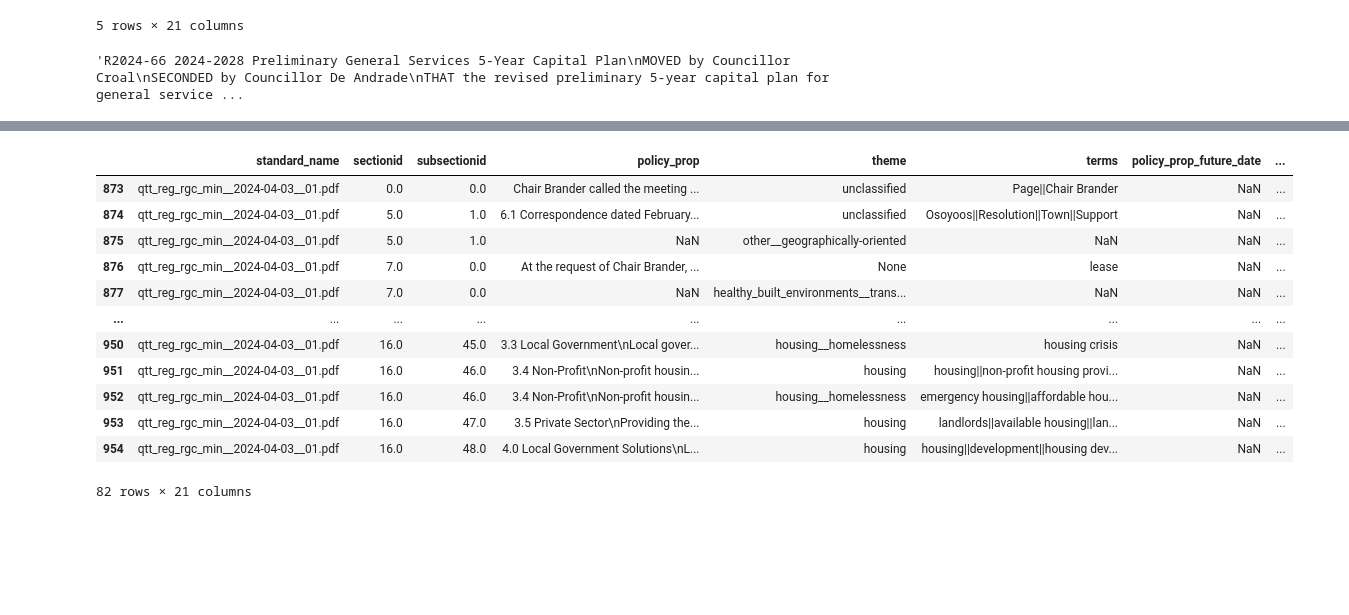
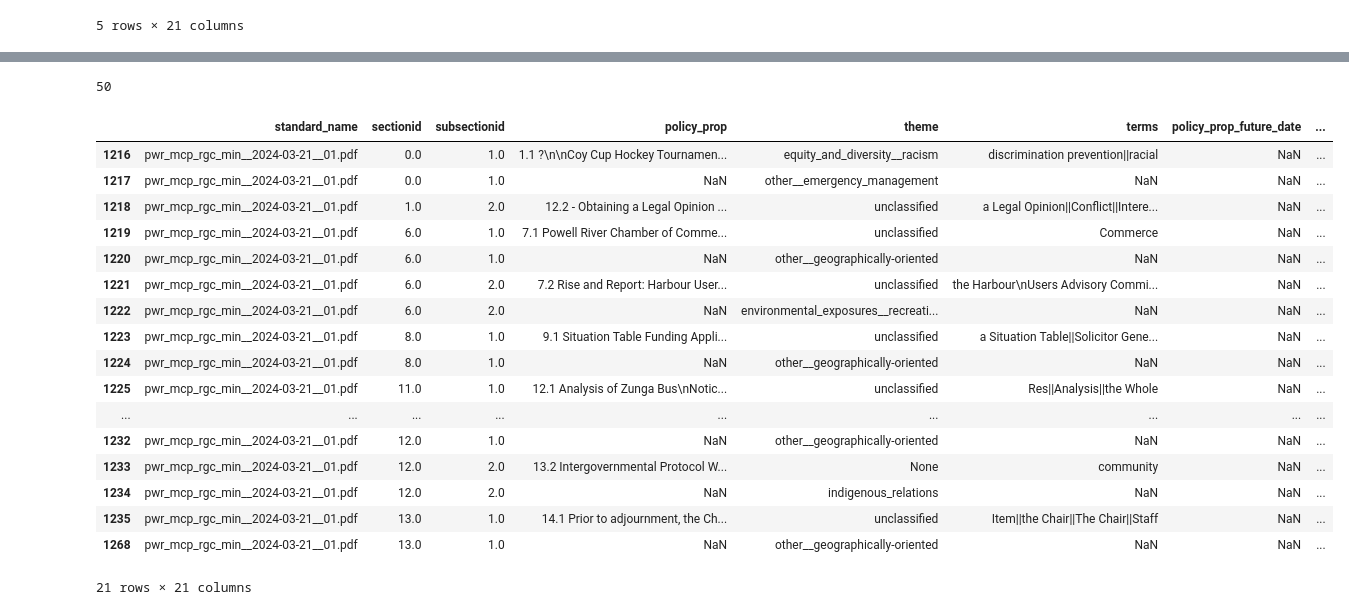
Before and after one commit to pagand/ragprop, a Jupyter notebook: validation.ipynb, the cells around one changed output, grey strips where cells are left out. Drawn from its saved outputs; the diff is of its cells as text; code cells hidden in the pictures; blank space fills up the shorter version.

```diff
--- a/validation.ipynb
+++ b/validation.ipynb
@@ -16,11 +16,6 @@ df.head()
 | 688 | van_mcp_rgc_min__2024-04-09__01.pdf | 4.0 | 1.0 | 1. 2024 Cultural Grants (Balance ... | housing | community | NaN | ... |
 | 689 | NaN | NaN | NaN | NaN | NaN | NaN | NaN | ... |
 5 rows × 21 columns
-# %%
-# read index 654 anc column policy_prop
-df.loc[654,'policy_prop']
-# %% [output]
-'R2024-66 2024-2028 Preliminary General Services 5-Year Capital Plan\nMOVED by Councillor Croal\nSECONDED by Councillor De Andrade\nTHAT the revised preliminary 5-year capital plan for general service ...
 # %%
 # for the theme values that are empty, replace them with theme_as_reviewed value in the same row
 df['theme'] = df['theme'].fillna(df['theme_as_reviewed'])
@@ -52,25 +47,36 @@ array(['unclassified',
        'equity_and_diversity', 'youth_children',
        'environmental_exposures', 'food', 'communicable_disease'],
       dtype=object)
+# %%
+len(all_themes)
+# %% [output]
+50
 # %%
 # let's filter out based on the specific meeting name
 metting_name = "qtt_reg_rgc_min__2024-04-03__01"
+metting_name = "pwr_mcp_rgc_min__2024-03-21__01"
+
 df0 = df[df['standard_name'] == metting_name+'.pdf']
 df0
 # %% [output]
 |  | standard_name | sectionid | subsectionid | policy_prop | theme | terms | policy_prop_future_date | ... |
-| 873 | qtt_reg_rgc_min__2024-04-03__01.pdf | 0.0 | 0.0 | Chair Brander called the meeting ... | unclassified | Page||Chair Brander | NaN | ... |
-| 874 | qtt_reg_rgc_min__2024-04-03__01.pdf | 5.0 | 1.0 | 6.1 Correspondence dated February... | unclassified | Osoyoos||Resolution||Town||Support | NaN | ... |
-| 875 | qtt_reg_rgc_min__2024-04-03__01.pdf | 5.0 | 1.0 | NaN | other__geographically-oriented | NaN | NaN | ... |
-| 876 | qtt_reg_rgc_min__2024-04-03__01.pdf | 7.0 | 0.0 | At the request of Chair Brander, ... | None | lease | NaN | ... |
-| 877 | qtt_reg_rgc_min__2024-04-03__01.pdf | 7.0 | 0.0 | NaN | healthy_built_environments__trans... | NaN | NaN | ... |
+| 1216 | pwr_mcp_rgc_min__2024-03-21__01.pdf | 0.0 | 1.0 | 1.1 ?\n\nCoy Cup Hockey Tournamen... | equity_and_diversity__racism | discrimination prevention||racial | NaN | ... |
+| 1217 | pwr_mcp_rgc_min__2024-03-21__01.pdf | 0.0 | 1.0 | NaN | other__emergency_management | NaN | NaN | ... |
+| 1218 | pwr_mcp_rgc_min__2024-03-21__01.pdf | 1.0 | 2.0 | 12.2 - Obtaining a Legal Opinion ... | unclassified | a Legal Opinion||Conflict||Intere... | NaN | ... |
+| 1219 | pwr_mcp_rgc_min__2024-03-21__01.pdf | 6.0 | 1.0 | 7.1 Powell River Chamber of Comme... | unclassified | Commerce | NaN | ... |
+| 1220 | pwr_mcp_rgc_min__2024-03-21__01.pdf | 6.0 | 1.0 | NaN | other__geographically-oriented | NaN | NaN | ... |
+| 1221 | pwr_mcp_rgc_min__2024-03-21__01.pdf | 6.0 | 2.0 | 7.2 Rise and Report: Harbour User... | unclassified | the Harbour\nUsers Advisory Commi... | NaN | ... |
+| 1222 | pwr_mcp_rgc_min__2024-03-21__01.pdf | 6.0 | 2.0 | NaN | environmental_exposures__recreati... | NaN | NaN | ... |
+| 1223 | pwr_mcp_rgc_min__2024-03-21__01.pdf | 8.0 | 1.0 | 9.1 Situation Table Funding Appli... | unclassified | a Situation Table||Solicitor Gene... | NaN | ... |
+| 1224 | pwr_mcp_rgc_min__2024-03-21__01.pdf | 8.0 | 1.0 | NaN | other__geographically-oriented | NaN | NaN | ... |
+| 1225 | pwr_mcp_rgc_min__2024-03-21__01.pdf | 11.0 | 1.0 | 12.1 Analysis of Zunga Bus\nNotic... | unclassified | Res||Analysis||the Whole | NaN | ... |
 | ... | ... | ... | ... | ... | ... | ... | ... | ... |
-| 950 | qtt_reg_rgc_min__2024-04-03__01.pdf | 16.0 | 45.0 | 3.3 Local Government\nLocal gover... | housing__homelessness | housing crisis | NaN | ... |
-| 951 | qtt_reg_rgc_min__2024-04-03__01.pdf | 16.0 | 46.0 | 3.4 Non-Profit\nNon-profit housin... | housing | housing||non-profit housing provi... | NaN | ... |
-| 952 | qtt_reg_rgc_min__2024-04-03__01.pdf | 16.0 | 46.0 | 3.4 Non-Profit\nNon-profit housin... | housing__homelessness | emergency housing||affordable hou... | NaN | ... |
-| 953 | qtt_reg_rgc_min__2024-04-03__01.pdf | 16.0 | 47.0 | 3.5 Private Sector\nProviding the... | housing | landlords||available housing||lan... | NaN | ... |
-| 954 | qtt_reg_rgc_min__2024-04-03__01.pdf | 16.0 | 48.0 | 4.0 Local Government Solutions\nL... | housing | housing||development||housing dev... | NaN | ... |
+| 1232 | pwr_mcp_rgc_min__2024-03-21__01.pdf | 12.0 | 1.0 | NaN | other__geographically-oriented | NaN | NaN | ... |
+| 1233 | pwr_mcp_rgc_min__2024-03-21__01.pdf | 12.0 | 2.0 | 13.2 Intergovernmental Protocol W... | None | community | NaN | ... |
+| 1234 | pwr_mcp_rgc_min__2024-03-21__01.pdf | 12.0 | 2.0 | NaN | indigenous_relations | NaN | NaN | ... |
+| 1235 | pwr_mcp_rgc_min__2024-03-21__01.pdf | 13.0 | 1.0 | 14.1 Prior to adjournment, the Ch... | unclassified | Item||the Chair||The Chair||Staff | NaN | ... |
+| 1268 | pwr_mcp_rgc_min__2024-03-21__01.pdf | 13.0 | 1.0 | NaN | other__geographically-oriented | NaN | NaN | ... |
-82 rows × 21 columns
+21 rows × 21 columns
 # %%
 # if voting_result_as_reviewed was not na, then replace the vote_result with the voting_result_as_reviewed with .loc
 df0.loc[df0['voting_result_as_reviewed'].notna(),'vote_result'] = df0['voting_result_as_reviewed']
```
Also changed, not shown: parts of 16 cells of this notebook, 6 other files.
